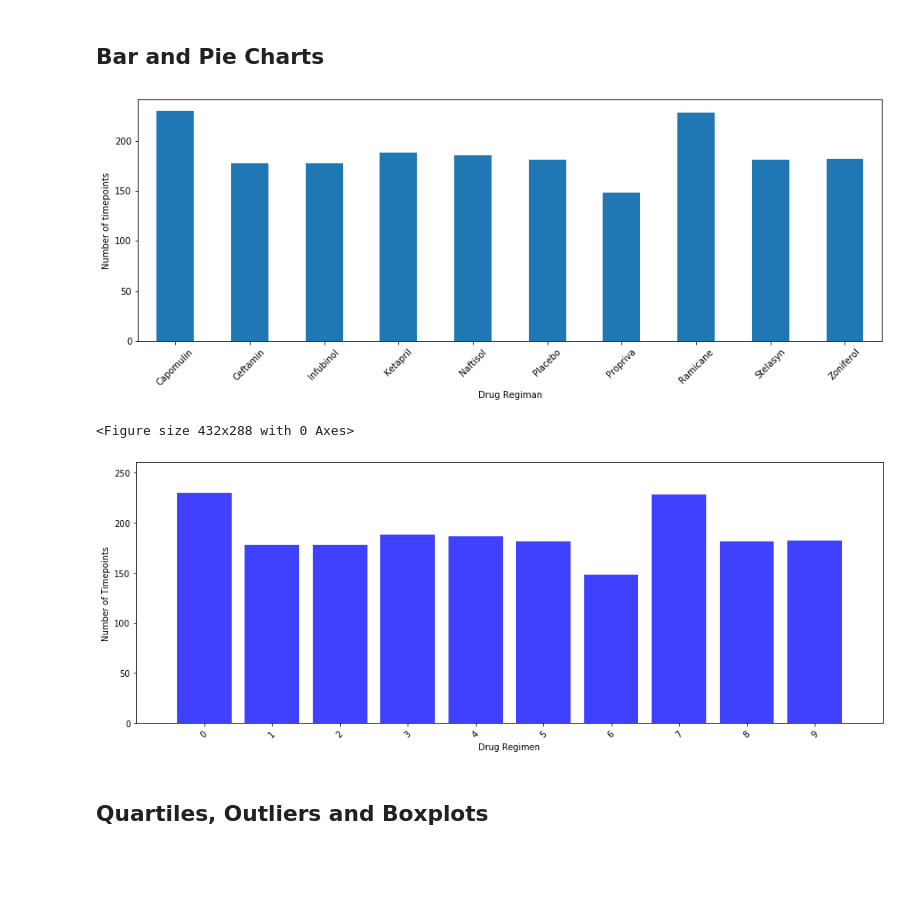
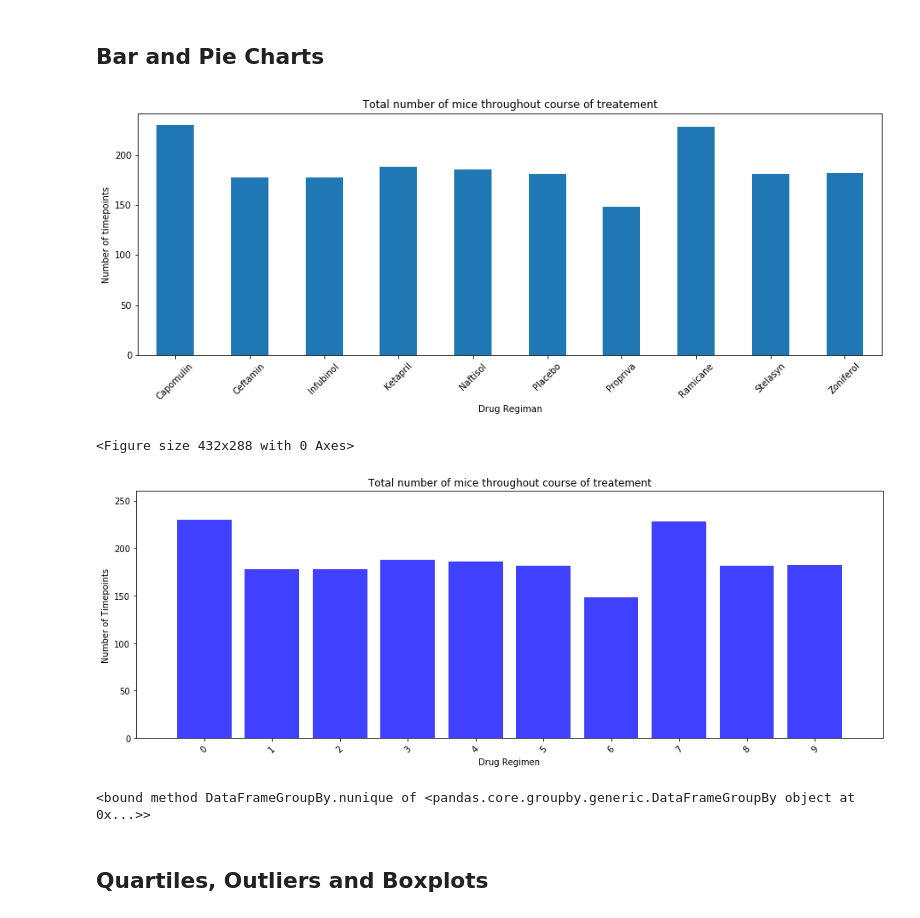
Before and after one commit to ehislope/matplotlib_homework, a Jupyter notebook: Pymaceuticals/pymaceuticals_starter.ipynb, the cells around one changed output. Cells and saved outputs as stored; diff of their text form; code cells hidden in the pictures; blank space fills up the shorter version.

```diff
--- a/Pymaceuticals/pymaceuticals_starter.ipynb
+++ b/Pymaceuticals/pymaceuticals_starter.ipynb
@@ -125,15 +131,15 @@ combined_data_df.groupby("Drug Regimen").agg({"Tumor Volume (mm3)": ["mean", "me
 # %%
 # Generate a bar plot showing the total number of mice for each treatment throughout the course of the study using pandas.
 drug_groups = combined_data_df.groupby("Drug Regimen")
 data_count = drug_groups["Timepoint"].count()
 drug_chart = data_count.plot(kind="bar", figsize=(15,5), rot=45)
 drug_chart.set_xlabel("Drug Regiman")
 drug_chart.set_ylabel("Number of timepoints")
-
+drug_chart.set_title("Total number of mice throughout course of treatement")
 plt.show()
 plt.tight_layout()
 # %% [output]
-[figure, old version]
+[figure, new version]
 <Figure size 432x288 with 0 Axes>
 # %%
 # Generate a bar plot showing the total number of mice for each treatment throughout the course of the study using pyplot.
@@ -145,18 +151,21 @@ tick_locations = [value for value in x_axis]
 plt.xticks(tick_locations, rotation=45)
 plt.xlim(-1, len(x_axis))
 plt.ylim(0, max(data_count)+30)
-# plt.title("Average Rain per State")
+plt.title("Total number of mice throughout course of treatement")
 plt.xlabel("Drug Regimen")
 plt.ylabel("Number of Timepoints")
 plt.tight_layout()
 # %% [output]
-[figure, old version]
+[figure, new version]
 # %%
 # Generate a pie plot showing the distribution of female versus male mice using pandas
+# find and crete pie chart for percentage of male vs female mice
 
-
-# mouse_data_df = combined_data_df.groupby(["Mouse ID", "Drug Regimen","Sex"]).sum()
-# mouse_data_plot = mouse_data_df.plot(kind ="pie", y="Sex")
+mouse_data_df = combined_data_df.groupby("Mouse ID").nunique
+mouse_data_df
+# mouse_data_plot = mouse_data_df.plot(kind ="pie")
+# %% [output]
+<bound method DataFrameGroupBy.nunique of <pandas.core.groupby.generic.DataFrameGroupBy object at 0x...>>
 # %%
 # Generate a pie plot showing the distribution of female versus male mice using pyplot
 # %% [markdown]
```
Also changed, not shown: parts of 5 cells of this notebook.
